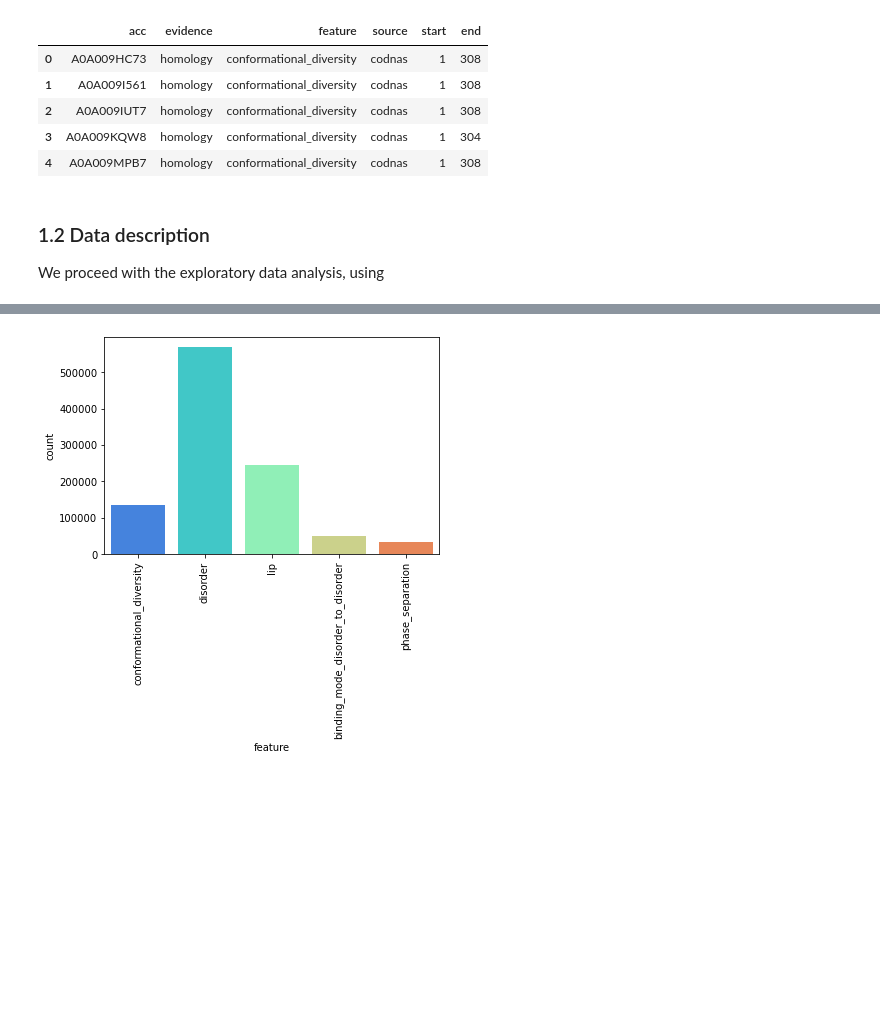
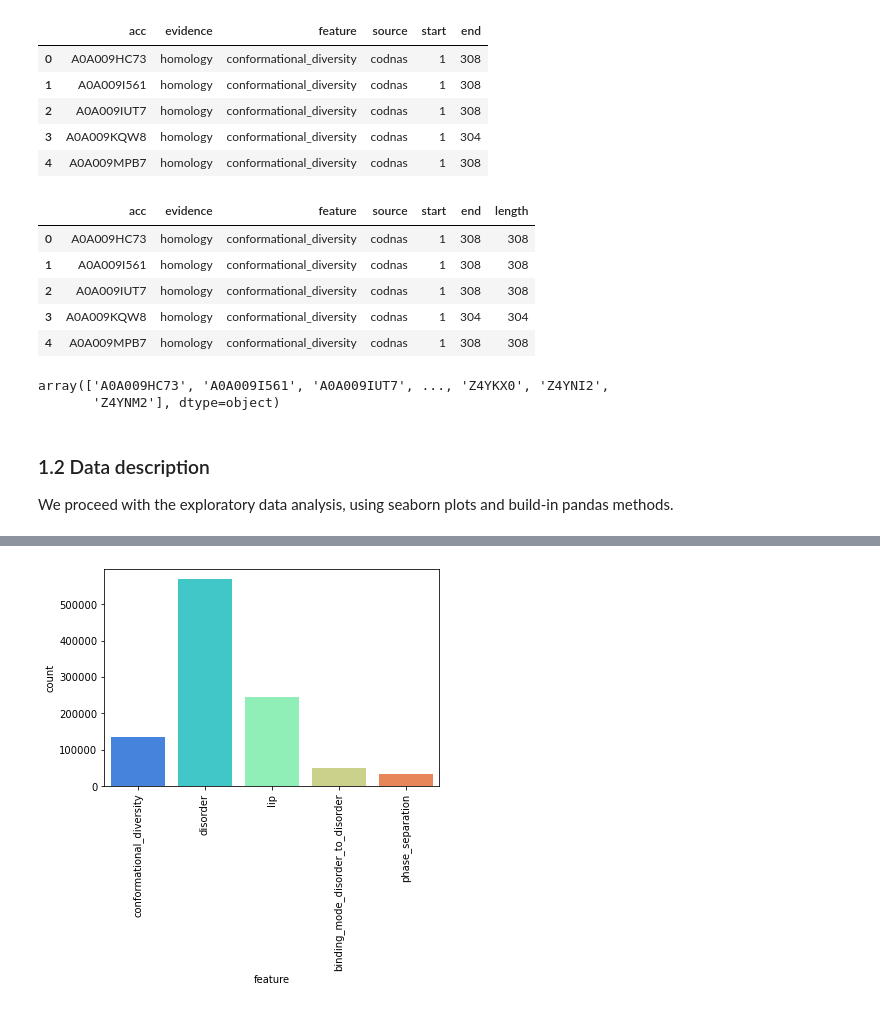
Before and after one commit to AlyaHarvelle/HMMER, a Jupyter notebook: HMMER for disordered proteins.ipynb, the cells around one changed output, grey strips where cells are left out. Cells and saved outputs as stored; diff of their text form; code cells hidden in the pictures; blank space fills up the shorter version.

```diff
--- a/HMMER for disordered proteins.ipynb
+++ b/HMMER for disordered proteins.ipynb
@@ -63,8 +63,25 @@ df.head()
 | 2 | A0A009IUT7 | homology | conformational_diversity | codnas | 1 | 308 |
 | 3 | A0A009KQW8 | homology | conformational_diversity | codnas | 1 | 304 |
 | 4 | A0A009MPB7 | homology | conformational_diversity | codnas | 1 | 308 |
+# %%
+# Add the length column
+
+df['length'] = df['end'] - df['start'] + 1
+df.head()
+# %% [output]
+|  | acc | evidence | feature | source | start | end | length |
+| 0 | A0A009HC73 | homology | conformational_diversity | codnas | 1 | 308 | 308 |
+| 1 | A0A009I561 | homology | conformational_diversity | codnas | 1 | 308 | 308 |
+| 2 | A0A009IUT7 | homology | conformational_diversity | codnas | 1 | 308 | 308 |
+| 3 | A0A009KQW8 | homology | conformational_diversity | codnas | 1 | 304 | 304 |
+| 4 | A0A009MPB7 | homology | conformational_diversity | codnas | 1 | 308 | 308 |
+# %%
+df.acc.unique()
+# %% [output]
+array(['A0A009HC73', 'A0A009I561', 'A0A009IUT7', ..., 'Z4YKX0', 'Z4YNI2',
+       'Z4YNM2'], dtype=object)
 # %% [markdown]
 ### 1.2 Data description
 
-We proceed with the exploratory data analysis, using
+We proceed with the exploratory data analysis, using seaborn plots and build-in pandas methods.
 # %%
```
Also changed, not shown: parts of 10 cells of this notebook.
